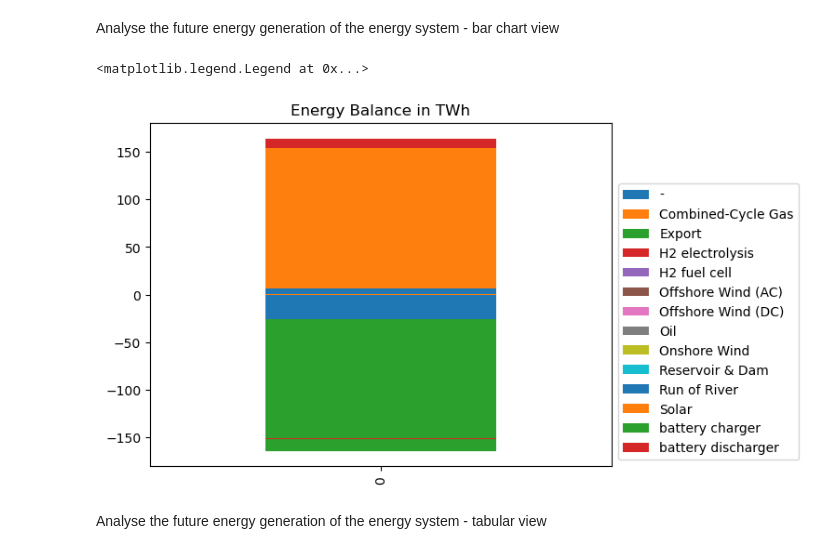
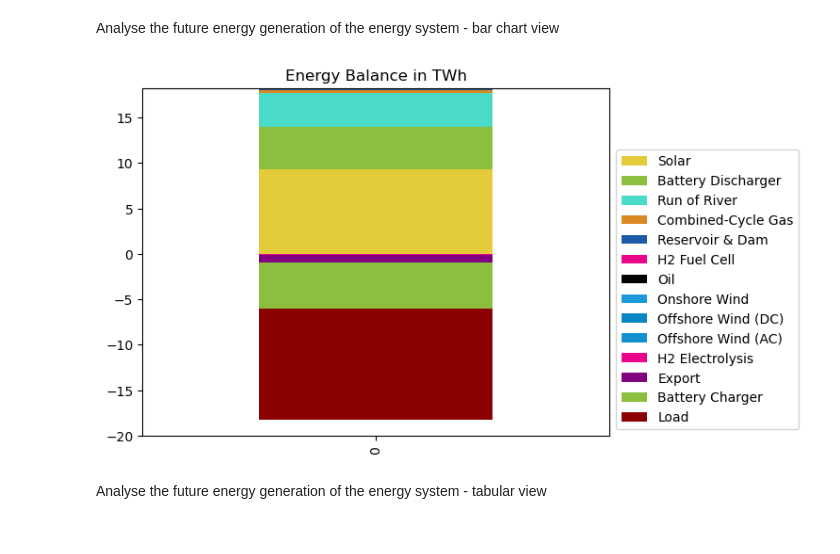
Before and after one commit to AlexanderMeisinger/pypsa-earth-cameroon, a Jupyter notebook: pypsa-earth/Analyse-Results-with-Export.ipynb, the cells around one changed output. Cells and saved outputs as stored; diff of their text form; code cells hidden in the pictures.

```diff
--- a/pypsa-earth/Analyse-Results-with-Export.ipynb
+++ b/pypsa-earth/Analyse-Results-with-Export.ipynb
@@ -19,7 +19,9 @@ name = ""
 
 # Check config.yaml - scenario:
 clusters = 8
-opts = "Co2L0.4-144H"
+opts = "Co2L1-1H"
+export = "0.9"
+WACC = "9"
 # %% [markdown]
 ## Import packages
 # %%
@@ -41,7 +43,7 @@ import cartopy
 # %% [markdown]
 ## Path settings
 # %%
-nc_file_name = "elec_s_" + str(clusters) + "_ec_lcopt_" + opts + ".nc"
+nc_file_name = "elec_s_" + str(clusters) + "_ec_lcopt_" + opts + "-" + export + "-" + WACC + "WACC" + ".nc"
 scenario_name = name
 scenario_subpath = scenario_name + "/" if scenario_name else ""
 
@@ -346,10 +401,6 @@ links_energy_grouped
 # %%
-# Set color
-n.carriers.loc["export", "color"] = "#800080"
-n.carriers.loc["export", "nice_name"] = "Export"
-
 # Scale settings
-bus_scale = 1e8
+bus_scale = 0.1e8
 line_scale = 3e5
 
 fig, ax = plt.subplots(figsize=(8, 8), subplot_kw={"projection": ccrs.EqualEarth(n.buses.x.mean())})
@@ -424,17 +476,40 @@ Solar                 107.629821
 dtype: float64
 # %% [markdown]
 Analyse the future energy generation of the energy system - bar chart view
+# %%
+# Color for figure
+n.carriers.loc["H2 electrolysis", "nice_name"] = "H2 Electrolysis"
+n.carriers.loc["H2 electrolysis", "color"] = "#ea048a"
+n.carriers.loc["H2 fuel cell", "nice_name"] = "H2 Fuel Cell"
+n.carriers.loc["H2 fuel cell", "color"] = "#ea048a"
+n.carriers.loc["battery charger", "nice_name"] = "Battery Charger"
+n.carriers.loc["battery charger", "color"] = rgb_to_hex(140,191,62)
+n.carriers.loc["battery discharger", "nice_name"] = "Battery Discharger"
+n.carriers.loc["battery discharger", "color"] = rgb_to_hex(140,191,62)
+n.carriers.loc["load", "nice_name"] = "Load"
+n.carriers.loc["load", "color"] = "#8b0000"
 # %%
+# Set the index of n.carriers to nice_name
+color_setting = n.carriers.set_index('nice_name')
+
+# Calculate energy balance
+energy_balance = n.statistics.energy_balance().loc[:, :, "AC"].groupby("carrier").sum().sort_values(ascending=False).div(1e6).to_frame().T
+energy_balance.drop(columns=["Load"], inplace=True)
+energy_balance.rename(columns={'-': 'Load'}, inplace=True)
+
+# Get the colors for the carriers
+colors = color_setting.loc[energy_balance.columns, 'color']
+
+# Plot the bar chart with colors
 fig, ax = plt.subplots()
-color_setting = n.carriers.set_index(n.carriers.nice_name)
-energy_balance = n.statistics.energy_balance().loc[:, :, "AC"].groupby("carrier").sum().div(1e6).to_frame().T
-energy_balance.plot.bar(stacked=True, ax=ax, title="Energy Balance in TWh")
-n.carriers[n.carriers.index.isin(generator_capacity_by_carrier.index)].color.reindex(generator_capacity_by_carrier.index)
+energy_balance.plot.bar(stacked=True, ax=ax, title="Energy Balance in TWh", color=colors)
 
+# Adjust legend
 ax.legend(bbox_to_anchor=(1, 0), loc="lower left", title=None, ncol=1)
+
+plt.show()
 # %% [output]
-<matplotlib.legend.Legend at 0x...>
-[figure, old version]
+[figure, new version]
 # %% [markdown]
 Analyse the future energy generation of the energy system - tabular view
 # %%
```
Also changed, not shown: parts of 27 cells of this notebook.
